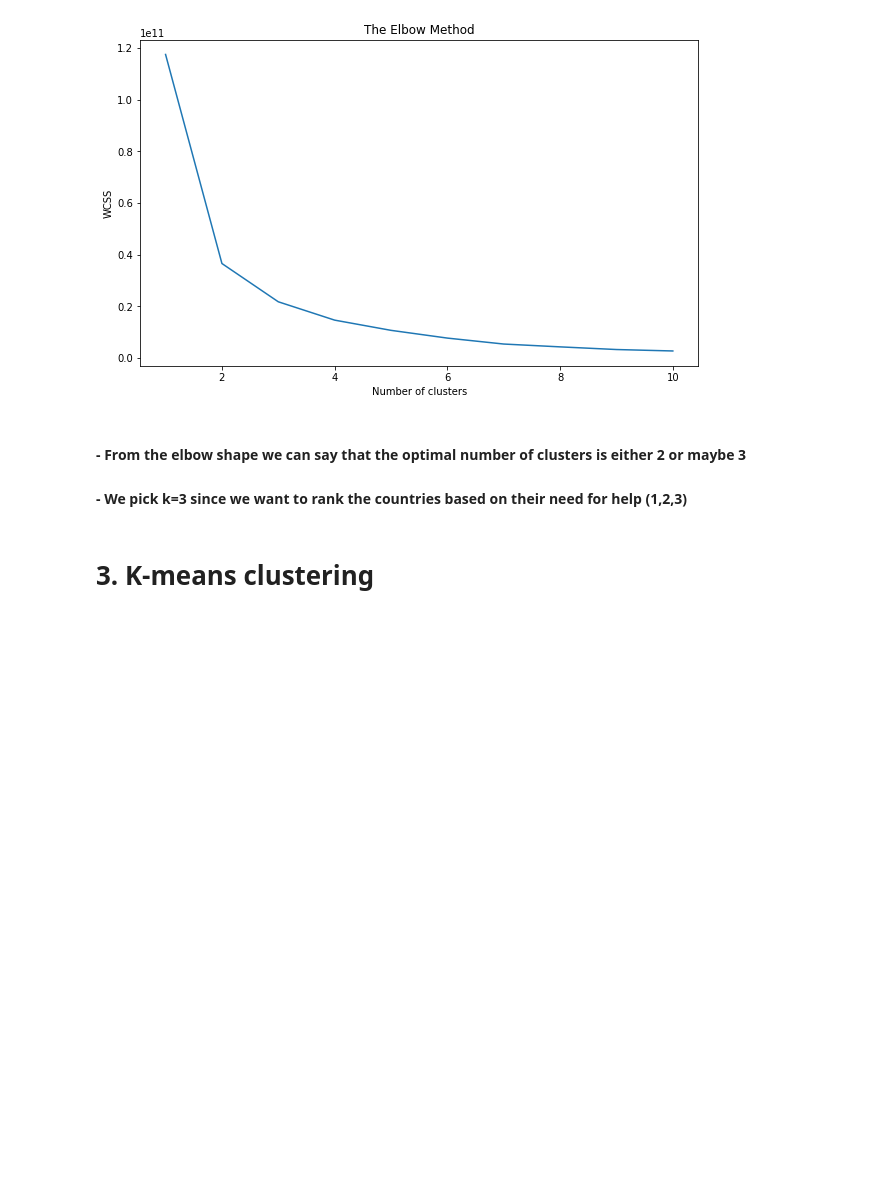
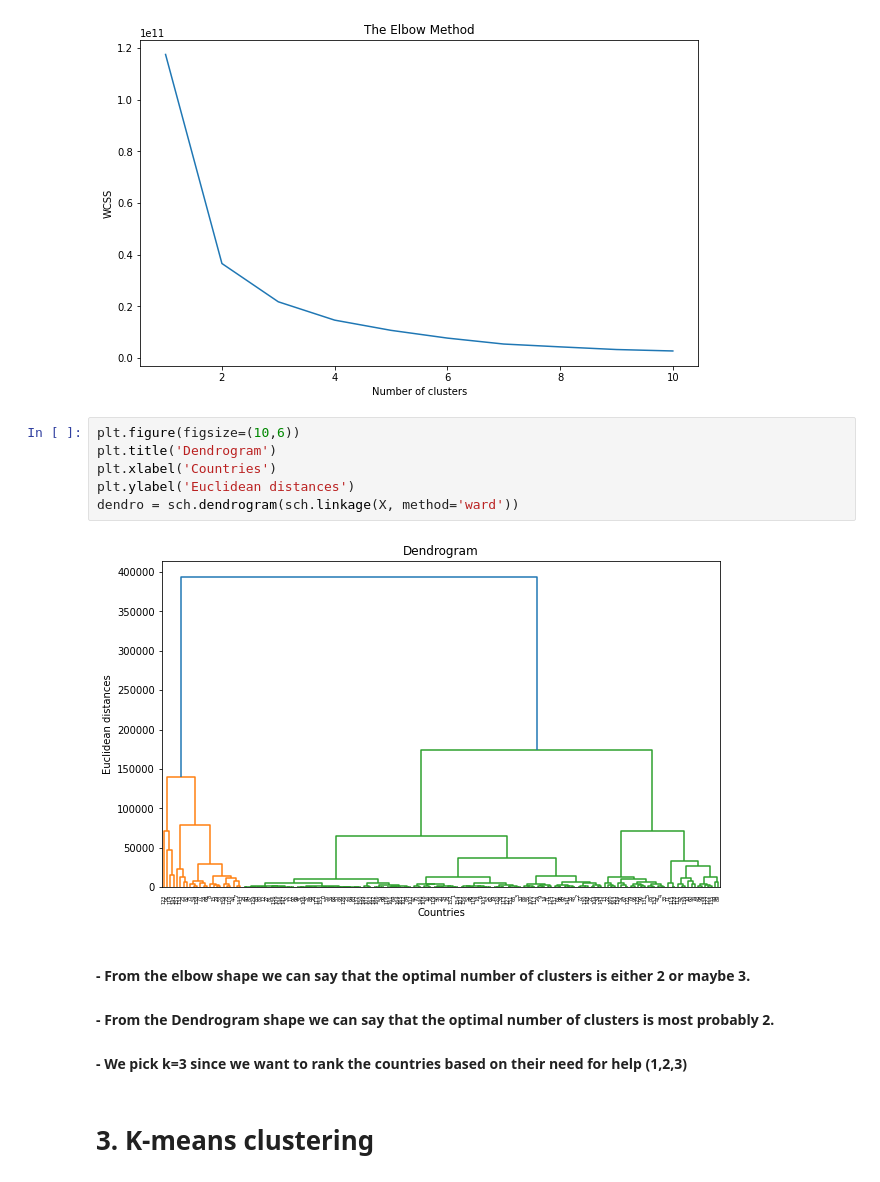
Before and after one commit to Pooya-Oladazimi/kaggle-codes, a Jupyter notebook: Help_countries/help_clustering.ipynb, the cells around one changed output. Drawn from its saved outputs; the diff is of its cells as text; blank space fills up the shorter version.

Commit message:
added dendrogram for help_countries

```diff
--- a/Help_countries/help_clustering.ipynb
+++ b/Help_countries/help_clustering.ipynb
@@ -40,8 +41,17 @@ plt.ylabel('WCSS')
 plt.show()
 # %% [output]
 [figure]
+# %%
+plt.figure(figsize=(10,6))
+plt.title('Dendrogram')
+plt.xlabel('Countries')
+plt.ylabel('Euclidean distances')
+dendro = sch.dendrogram(sch.linkage(X, method='ward'))
+# %% [output]
+[figure, added]
 # %% [markdown]
-#### - From the elbow shape we can say that the optimal number of clusters is either 2 or maybe 3
+#### - From the elbow shape we can say that the optimal number of clusters is either 2 or maybe 3.
+#### - From the Dendrogram shape we can say that the optimal number of clusters is most probably 2.
 #### - We pick **k=3** since we want to rank the countries based on their need for help (1,2,3)
 # %% [markdown]
 # 3. K-means clustering
```
Also changed, not shown: parts of 7 cells of this notebook.
